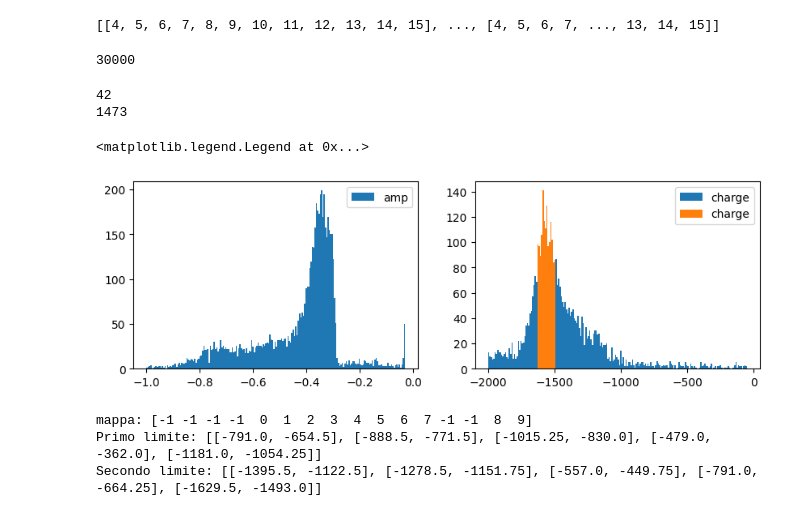
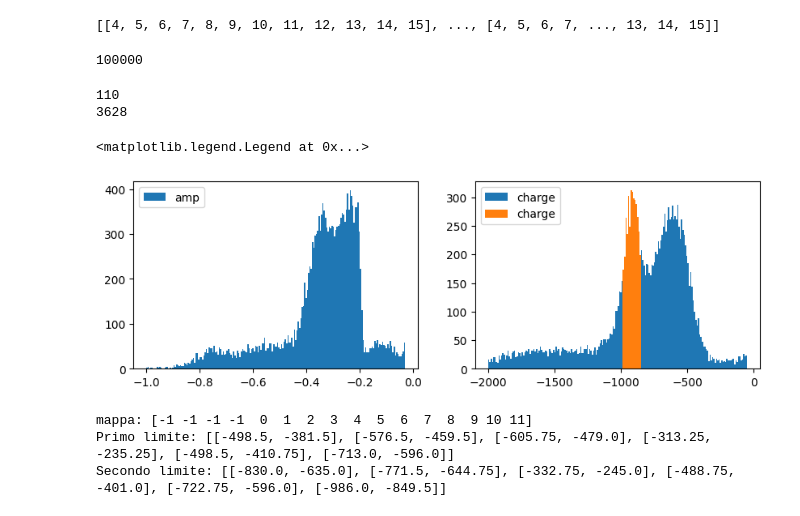
Before and after one commit to 0-DvD-0/Sfera, a Jupyter notebook: Jupyter/timing_waveforms_v3 Pulito.ipynb, the cells around one changed output. Drawn from its saved outputs; the diff is of its cells as text; code cells hidden in the pictures.

```diff
--- a/Jupyter/timing_waveforms_v3 Pulito.ipynb
+++ b/Jupyter/timing_waveforms_v3 Pulito.ipynb
@@ -9,7 +9,7 @@ from sklearn.preprocessing import normalize as norm
 # %% [output]
 Welcome to JupyROOT 6.30/04
 # %%
-FILE_PATH = "../Dati/Run_Natrigger512_Data_5_17_2024_Ascii_0000.root" #Relative file path
+FILE_PATH = "../Dati/Run_Na_Couples_CDF20_Data_5_9_2024_Ascii.root" #Relative file path
 file1 = uproot.open(FILE_PATH)
 # %%
 nch=file1["tree"]["ch"].array()
@@ -29,35 +29,35 @@ waveform = file1["tree"]["pshape"].array()
 N_ev=len(charges[:, 0])
 print(N_ev)
 # %% [output]
-30000
+100000
 # %%
 channel=15
 bins = 200
 
-right = [8,14,7,7,14,8,8,8,8,0,7,10]
-left = [6,14,5,6,5,3,4,5,5,0,6,4]
+right = [6,10,7,7,8,6,4,4,4,7,6,8]
+left = [6,10,5,6,5,3,4,5,5,6,6,6]
 #right = np.repeat(20,12)
 #left = np.repeat(20,12)
 plt.figure(figsize=(10,3))
 plt.subplot(1,2,1)
 a=plt.hist(amp[:, channel-4], bins=bins, range=(-1, -0.03), label='amp')
 plt.legend()
 plt.subplot(1,2,2)
 b=plt.hist(charges[:, channel-4], bins=bins, range=(-2000, -50), label='charge')
 
 
 print(np.argmax(b[0]))
 idx=np.argmax(b[0])
 mask=np.where( (charges[:,channel-4]>b[1][idx-left[channel-4]]) &( charges[:, channel-4]<b[1][idx+right[channel-4]]))[0]
 print(len(mask))
 
 b1=plt.hist(charges[:, channel-4][mask], bins=bins, range=(-2000, -50), label='charge')
 plt.legend()
 # %% [output]
-42
-1473
+110
+3628
 <matplotlib.legend.Legend at 0x...>
-[figure, old version]
+[figure, new version]
 # %%
 limL=np.zeros(16)
 limR=np.zeros(16)
@@ -74,7 +74,7 @@ for channel in range(4,16):
         continue
 
 canale=[4,5,6,7,8,9,10,11,12,13,14,15]
-coppia=np.array([ [4,5], [6,7], [8,9], [10,11],[14,15] ])
+coppia=np.array([ [4,5], [6,7], [8,9], [10,11],[12,13],[14,15] ])
 #coppia=np.array([[4,5]])
 firstch = coppia[:,0]
 secondch = coppia[:,1]
@@ -92,9 +92,9 @@ secondch_limits=[[limL[coppia[i][1]], limR[coppia[i][1]]] for i in range(len(cop
 print("Primo limite:",firstch_limits)
 print("Secondo limite:",secondch_limits)
 # %% [output]
-mappa: [-1 -1 -1 -1  0  1  2  3  4  5  6  7 -1 -1  8  9]
-Primo limite: [[-791.0, -654.5], [-888.5, -771.5], [-1015.25, -830.0], [-479.0, -362.0], [-1181.0, -1054.25]]
-Secondo limite: [[-1395.5, -1122.5], [-1278.5, -1151.75], [-557.0, -449.75], [-791.0, -664.25], [-1629.5, -1493.0]]
+mappa: [-1 -1 -1 -1  0  1  2  3  4  5  6  7  8  9 10 11]
+Primo limite: [[-498.5, -381.5], [-576.5, -459.5], [-605.75, -479.0], [-313.25, -235.25], [-498.5, -410.75], [-713.0, -596.0]]
+Secondo limite: [[-830.0, -635.0], [-771.5, -644.75], [-332.75, -245.0], [-488.75, -401.0], [-722.75, -596.0], [-986.0, -849.5]]
 # %%
 paired_amp_1 = []
 paired_charge_1 = []
```
Also changed, not shown: parts of 4 cells of this notebook.
